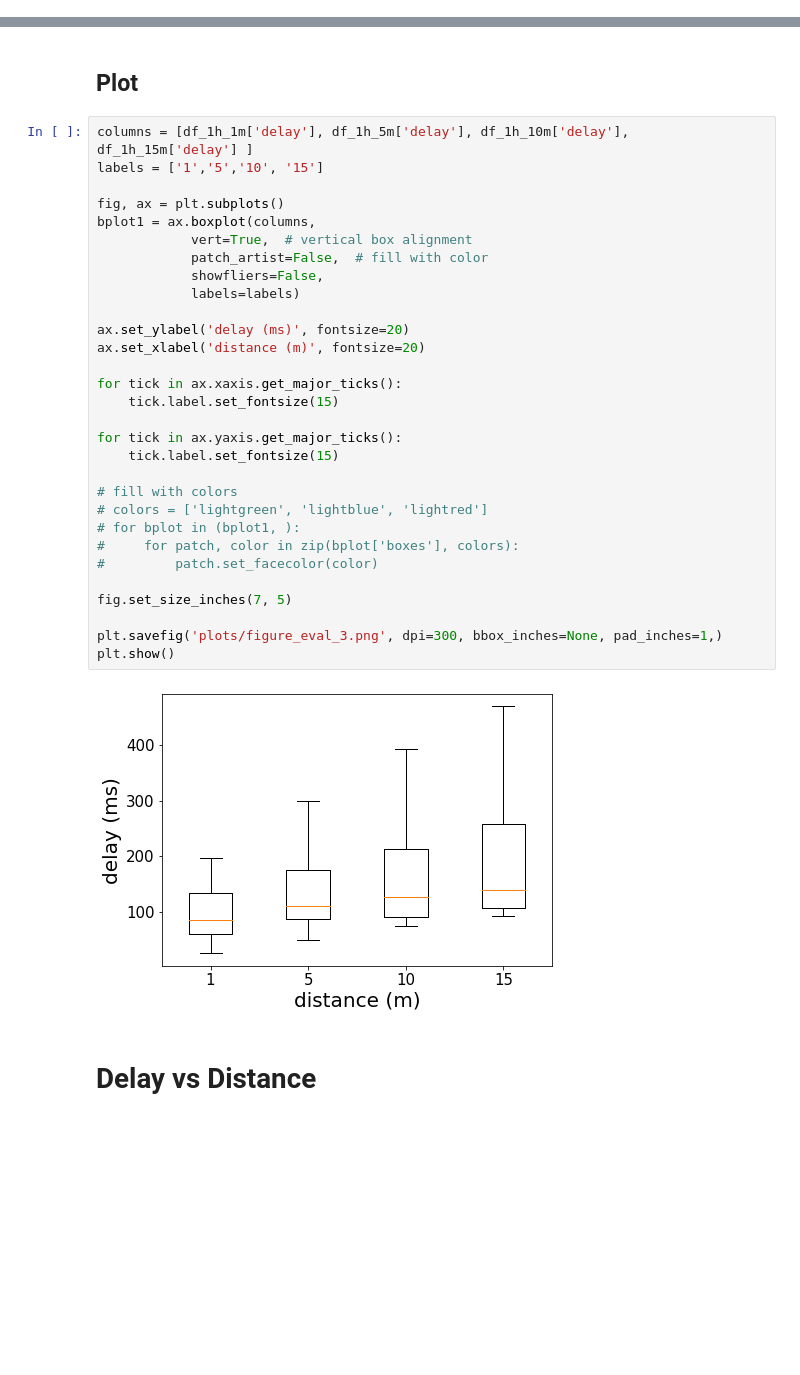
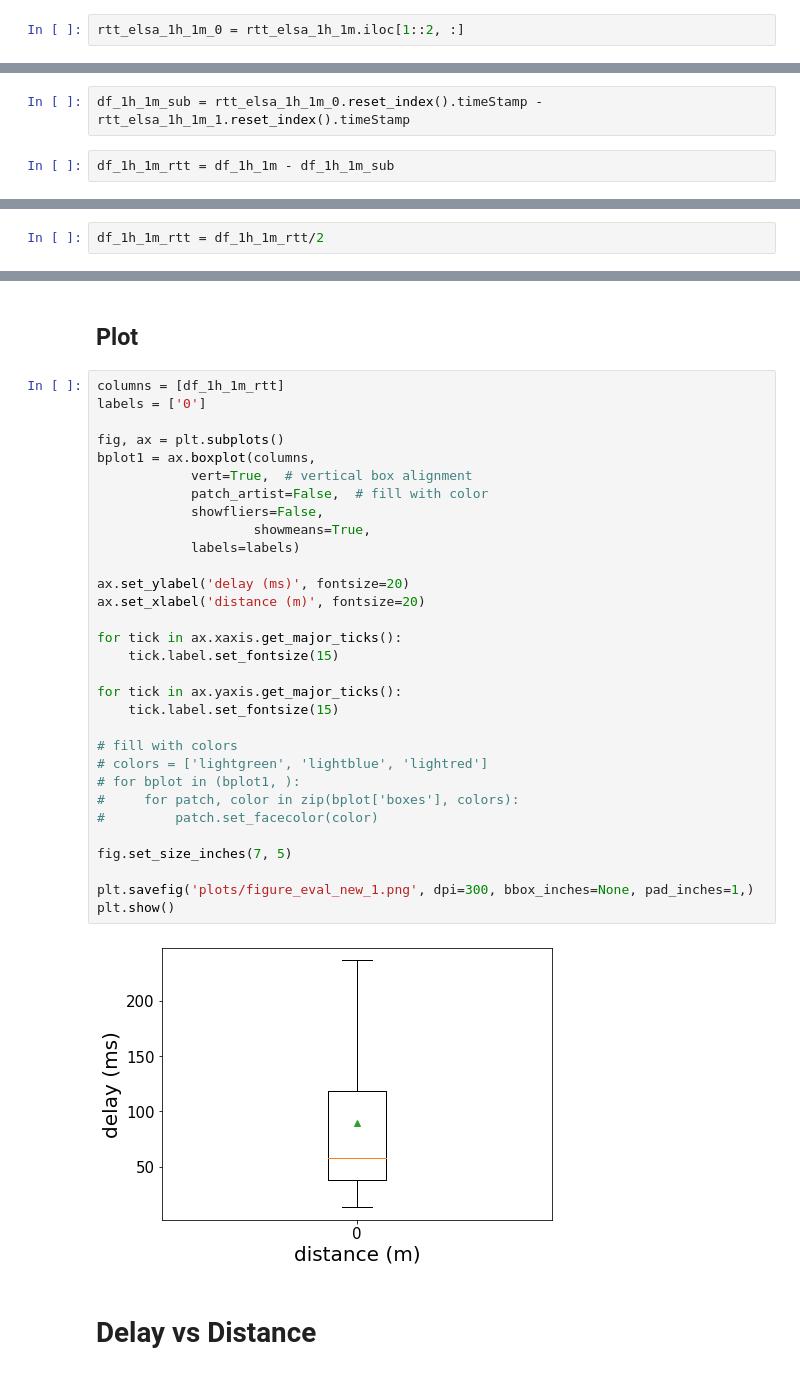
Before and after one commit to kavindaperera/meshify-stats, a Jupyter notebook: rt-delay-boxplot.ipynb, the cells around one changed output, grey strips where cells are left out. Cells and saved outputs as stored; diff of their text form; blank space fills up the shorter version.

Commit message:
Add round trip delay notebook

```diff
--- a/delay-boxplot.ipynb
+++ b/rt-delay-boxplot.ipynb
@@ -58,0 +74,2 @@ df_1h_1m.shape
+# %%
+rtt_elsa_1h_1m_0 = rtt_elsa_1h_1m.iloc[1::2, :]
@@ -58,0 +85,4 @@ df_1h_1m.shape
+# %%
+df_1h_1m_sub = rtt_elsa_1h_1m_0.reset_index().timeStamp - rtt_elsa_1h_1m_1.reset_index().timeStamp
+# %%
+df_1h_1m_rtt = df_1h_1m - df_1h_1m_sub
@@ -58,0 +93,2 @@ df_1h_1m.shape
+# %%
+df_1h_1m_rtt = df_1h_1m_rtt/2
@@ -185,37 +105,38 @@ Name: delay, Length: 113, dtype: int64
 # %% [markdown]
 ## Plot
 # %%
-columns = [df_1h_1m['delay'], df_1h_5m['delay'], df_1h_10m['delay'], df_1h_15m['delay'] ]
-labels = ['1','5','10', '15']
+columns = [df_1h_1m_rtt]
+labels = ['0']
 
 fig, ax = plt.subplots()
 bplot1 = ax.boxplot(columns,
             vert=True,  # vertical box alignment
             patch_artist=False,  # fill with color
             showfliers=False,
+                    showmeans=True,
             labels=labels)
 
 ax.set_ylabel('delay (ms)', fontsize=20)
 ax.set_xlabel('distance (m)', fontsize=20)
 
 for tick in ax.xaxis.get_major_ticks():
     tick.label.set_fontsize(15)
 
 for tick in ax.yaxis.get_major_ticks():
     tick.label.set_fontsize(15)
 
 # fill with colors
 # colors = ['lightgreen', 'lightblue', 'lightred']
 # for bplot in (bplot1, ):
 #     for patch, color in zip(bplot['boxes'], colors):
 #         patch.set_facecolor(color)
 
 fig.set_size_inches(7, 5)
 
-plt.savefig('plots/figure_eval_3.png', dpi=300, bbox_inches=None, pad_inches=1,)
+plt.savefig('plots/figure_eval_new_1.png', dpi=300, bbox_inches=None, pad_inches=1,)
 plt.show()
 # %% [output]
-[figure, old version]
+[figure, new version]
 # %% [markdown]
 # Delay vs Distance
 # %%
```
Also changed, not shown: parts of 59 cells of this notebook, 3 other files.
